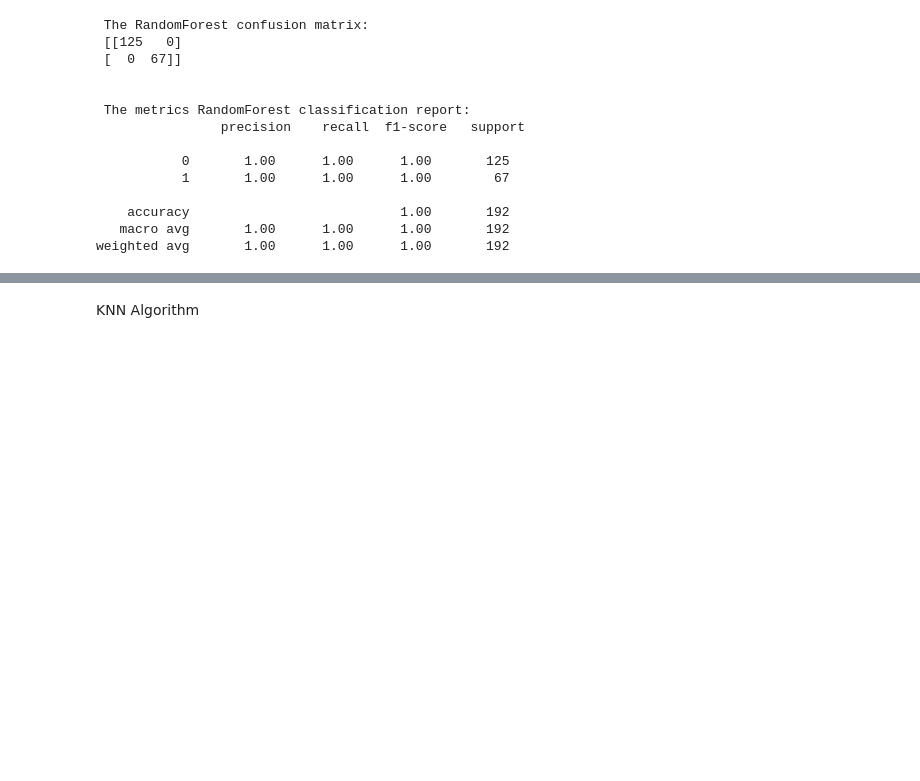
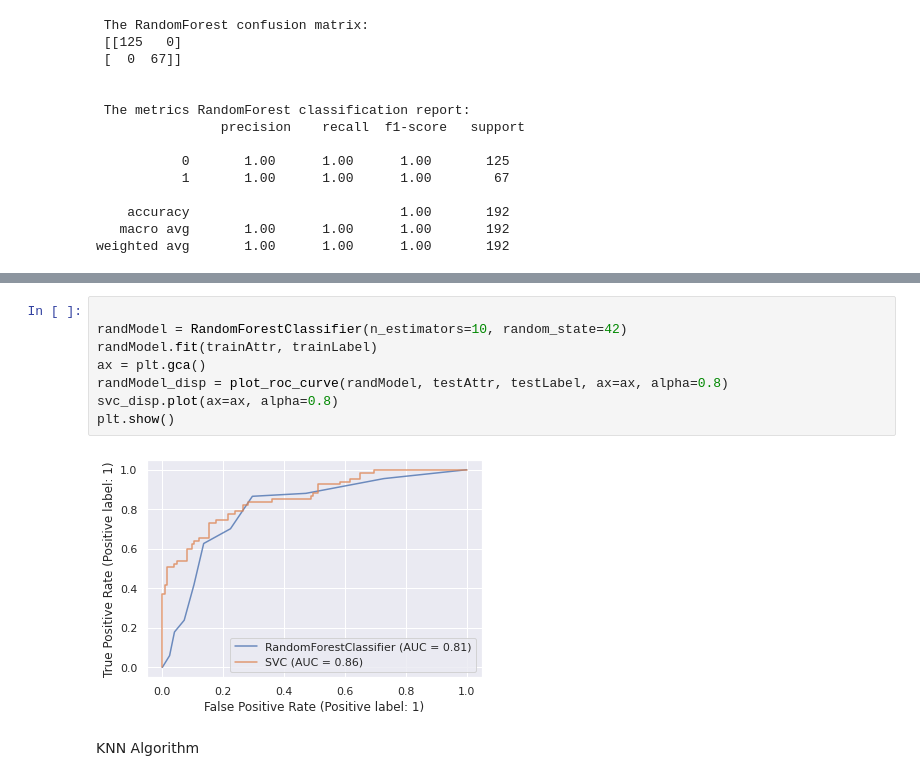
Before and after one commit to ssm29njit/Mathew_Sheethal_634finalProject_Option1, a Jupyter notebook: Mathew_Sheethal_634Option1.ipynb, the cells around one changed output, grey strips where cells are left out. Saved outputs shown, nothing was run; the diff lists cells and outputs as text; blank space fills up the shorter version.

```diff
--- a/Mathew_Sheethal_634Option1.ipynb
+++ b/Mathew_Sheethal_634Option1.ipynb
@@ -125,5 +125,15 @@ AUC score is:  1.0
 [figure]
 [figure]
+# %%
+
+randModel = RandomForestClassifier(n_estimators=10, random_state=42)
+randModel.fit(trainAttr, trainLabel)
+ax = plt.gca()
+randModel_disp = plot_roc_curve(randModel, testAttr, testLabel, ax=ax, alpha=0.8)
+svc_disp.plot(ax=ax, alpha=0.8)
+plt.show()
+# %% [output]
+[figure, added]
 # %% [markdown]
 KNN Algorithm
 # %%
```
Also changed, not shown: parts of 14 cells of this notebook, 3 other files.
